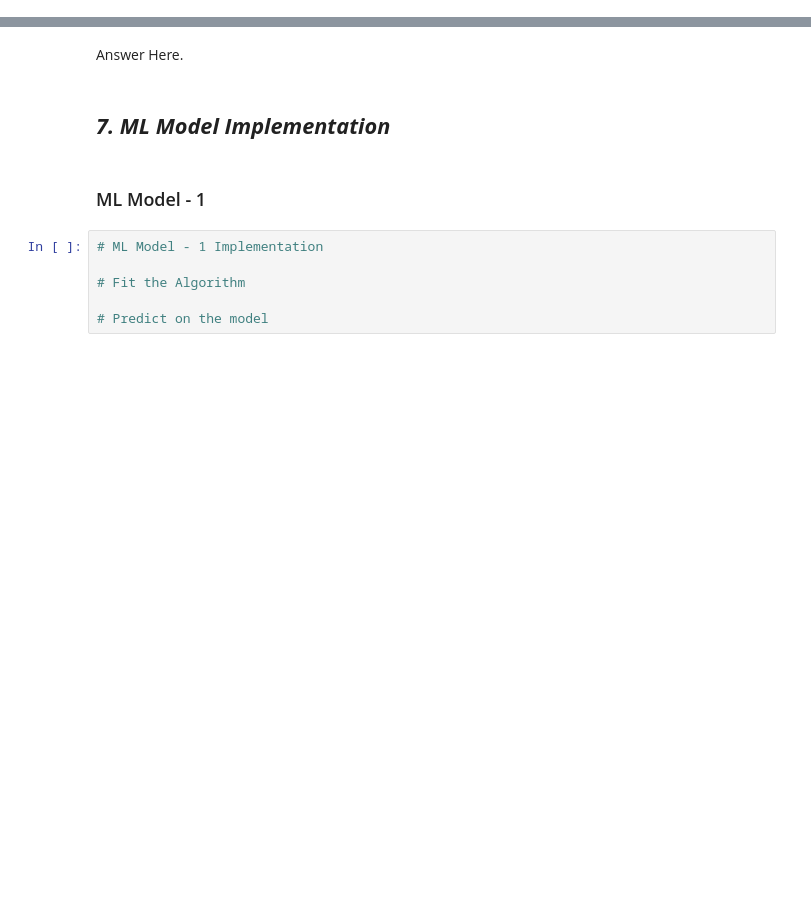
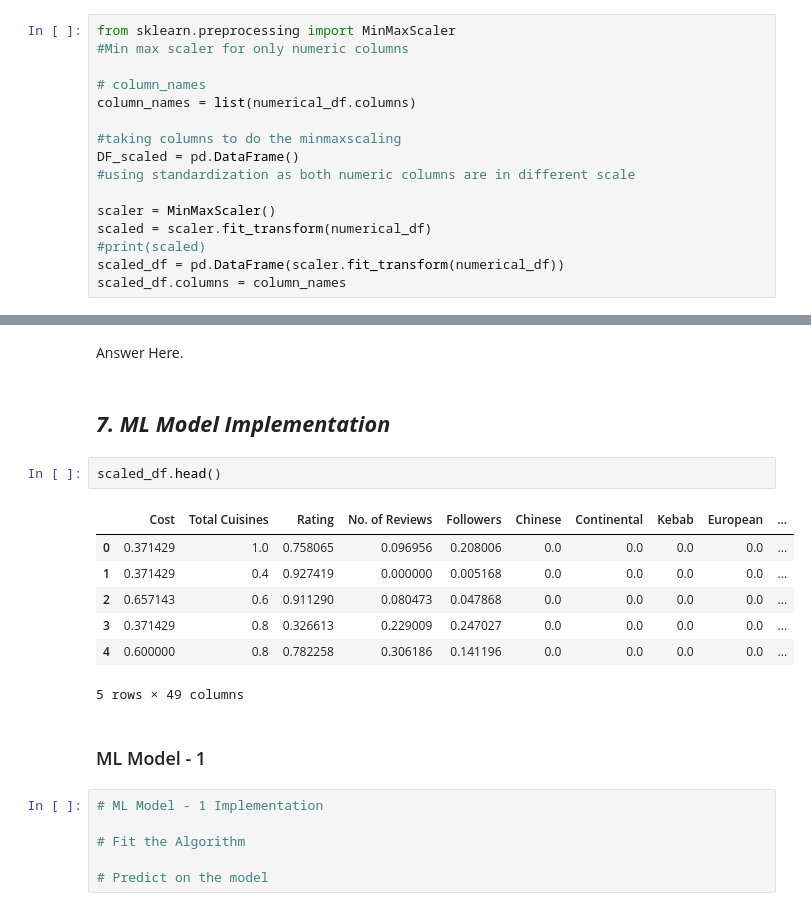
Before and after one commit to JNSDKV/Zomato_Restaurant_Clustering_And_Sentiment_Analysis, a Jupyter notebook: Zomato_Restaurant_Clustering_And_Sentiment_Analysis.ipynb, the cells around one changed output, grey strips where cells are left out. Drawn from its saved outputs; the diff is of its cells as text; blank space fills up the shorter version.

```diff
--- a/Zomato_Restaurant_Clustering_And_Sentiment_Analysis.ipynb
+++ b/Zomato_Restaurant_Clustering_And_Sentiment_Analysis.ipynb
@@ -1160,0 +1292,16 @@ Answer Here.
+# %%
+from sklearn.preprocessing import MinMaxScaler
+#Min max scaler for only numeric columns
+
+# column_names
+column_names = list(numerical_df.columns)
+
+#taking columns to do the minmaxscaling
+DF_scaled = pd.DataFrame()
+#using standardization as both numeric columns are in different scale
+
+scaler = MinMaxScaler()
+scaled = scaler.fit_transform(numerical_df)
+#print(scaled)
+scaled_df = pd.DataFrame(scaler.fit_transform(numerical_df))
+scaled_df.columns = column_names
@@ -1194,6 +1349,16 @@ Answer Here.
 Answer Here.
 # %% [markdown]
 ## ***7. ML Model Implementation***
+# %%
+scaled_df.head()
+# %% [output]
+|  | Cost | Total Cuisines | Rating | No. of Reviews | Followers | Chinese | Continental | Kebab | European | ... |
+| 0 | 0.371429 | 1.0 | 0.758065 | 0.096956 | 0.208006 | 0.0 | 0.0 | 0.0 | 0.0 | ... |
+| 1 | 0.371429 | 0.4 | 0.927419 | 0.000000 | 0.005168 | 0.0 | 0.0 | 0.0 | 0.0 | ... |
+| 2 | 0.657143 | 0.6 | 0.911290 | 0.080473 | 0.047868 | 0.0 | 0.0 | 0.0 | 0.0 | ... |
+| 3 | 0.371429 | 0.8 | 0.326613 | 0.229009 | 0.247027 | 0.0 | 0.0 | 0.0 | 0.0 | ... |
+| 4 | 0.600000 | 0.8 | 0.782258 | 0.306186 | 0.141196 | 0.0 | 0.0 | 0.0 | 0.0 | ... |
+5 rows × 49 columns
 # %% [markdown]
 ### ML Model - 1
 # %%
```
Also changed, not shown: parts of 28 cells of this notebook.
